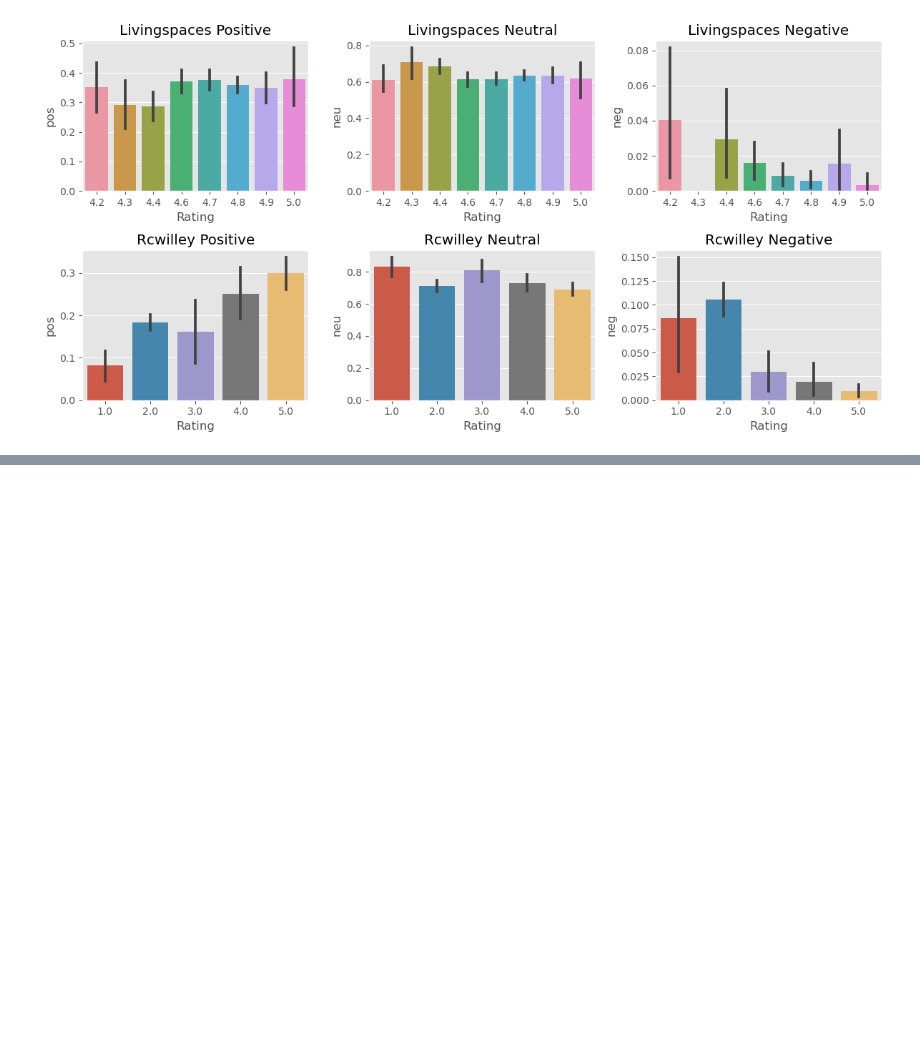
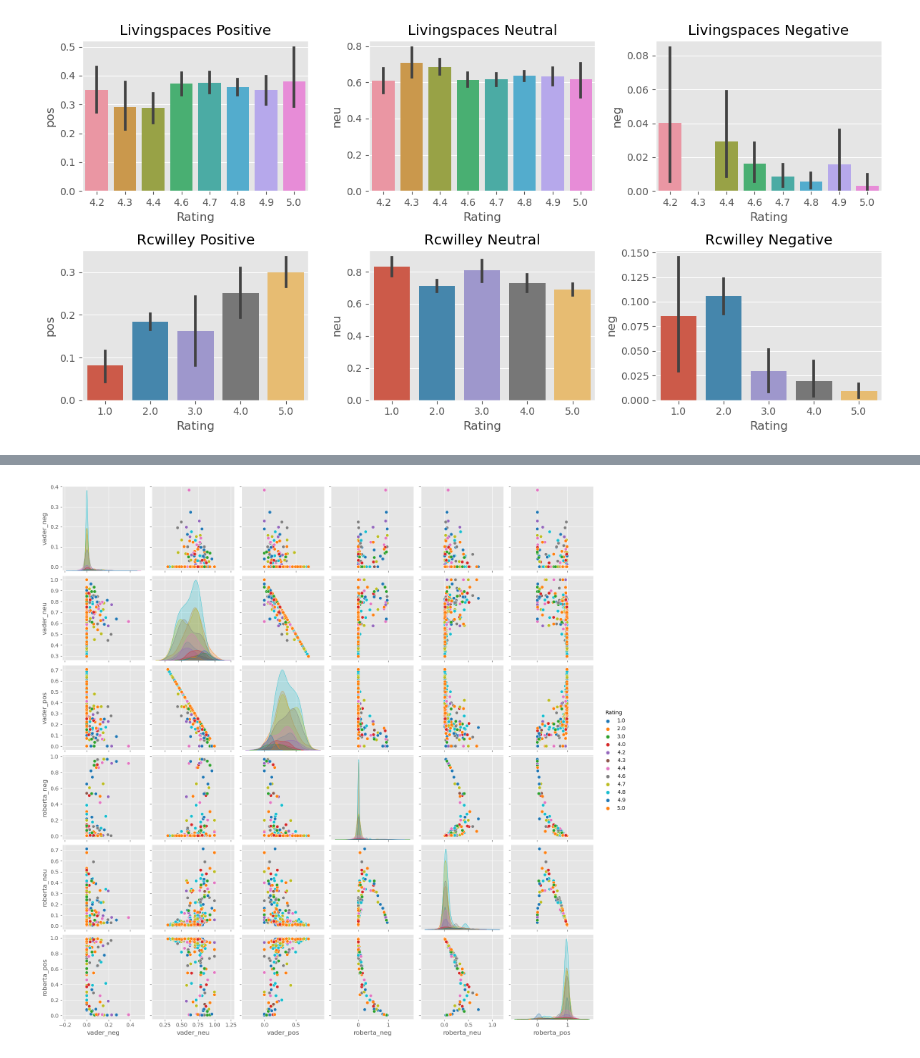
Before and after one commit to CameronCSS/Programming-Languages, a Jupyter notebook: Data Notebooks/Review Sentiment Analysis.ipynb, the cells around one changed output, grey strips where cells are left out. Cells and saved outputs as stored; diff of their text form; code cells hidden in the pictures; blank space fills up the shorter version.

Commit message:
Analysis using Roberta NLP

```diff
--- a/Data Notebooks/Review Sentiment Analysis.ipynb
+++ b/Data Notebooks/Review Sentiment Analysis.ipynb
@@ -232,0 +240,7 @@ plt.show()
+# %%
+# Define and import our Model
+# the first time you run this it will take a while to download the model
+
+MODEL = f"cardiffnlp/twitter-roberta-base-sentiment"
+tokenizer = AutoTokenizer.from_pretrained(MODEL)
+model = AutoModelForSequenceClassification.from_pretrained(MODEL)
@@ -232,0 +302,27 @@ plt.show()
+# %%
+# Run our database through the Roberta model
+
+res = {}
+for i, row in tqdm(df.iterrows(), total=len(df)):
+    try:
+        text = row['Review']
+        myid = i  # Use the DataFrame index as the identifier
+        vader_result = sia.polarity_scores(text)
+        vader_result_rename = {}
+        for key, value in vader_result.items():
+            vader_result_rename[f"vader_{key}"] = value
+
+        roberta_result = polarity_scores_roberta(text)
+        # Combine our two databases
+
+        both = {**vader_result_rename, **roberta_result}
+        res[myid] = both
+    except RuntimeError:
+        print(f'Unable to run id {myid}')
+# %%
+results_df = pd.DataFrame(res).T
+results_df = results_df.reset_index().rename(columns={'index': 'Id'})
+results_df = results_df.merge(df, how='left', left_index=True, right_index=True)
+# %%
+# drop our index since we got multiple
+results_df = results_df.reset_index(drop=True)
@@ -232,0 +338,9 @@ plt.show()
+# %%
+sns.pairplot(data=results_df,
+             vars=['vader_neg', 'vader_neu', 'vader_pos',
+                  'roberta_neg', 'roberta_neu', 'roberta_pos'],
+             hue='Rating',
+             palette='tab10')
+plt.show()
+# %% [output]
+[figure, added]
```
Also changed, not shown: parts of 16 cells of this notebook.
